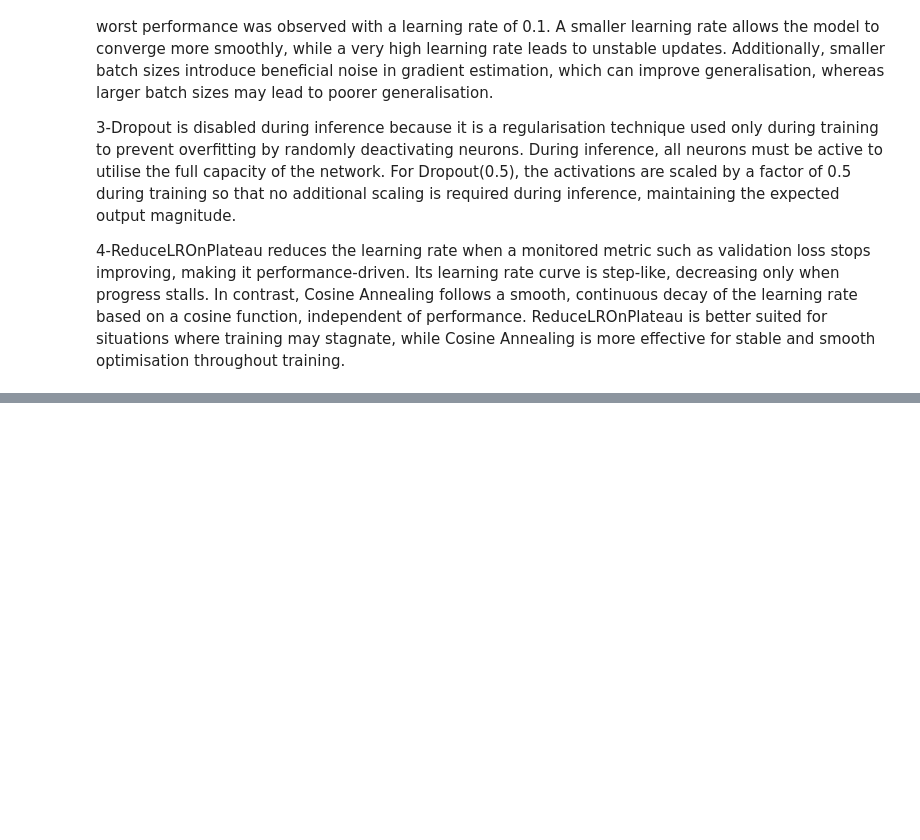
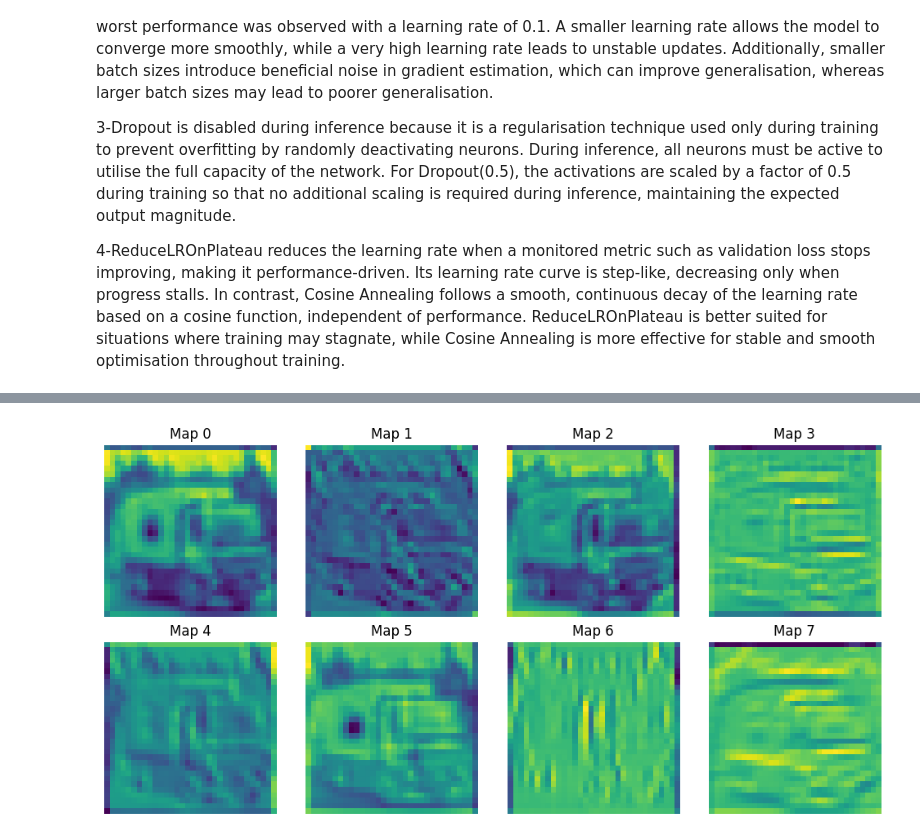
Before and after one commit to Aditya-Developer911a2/CNN-Lab-RGIPT, a Jupyter notebook: 24it3003_AdityaKumarSingh_CNN_Lab .ipynb, the cells around one changed output, grey strips where cells are left out. Saved outputs shown, nothing was run; the diff lists cells and outputs as text; code cells hidden in the pictures; blank space fills up the shorter version.

```diff
--- a/24it3003_AdityaKumarSingh_CNN_Lab .ipynb
+++ b/24it3003_AdityaKumarSingh_CNN_Lab .ipynb
@@ -821,4 +824,0 @@ Dropout + BatchNorm: Gap = 0.0312
-# %%
-#problem 5
-
-model = build_base_model(use_dropout=True, use_bn=True)
@@ -923,0 +1108,14 @@ ReduceLROnPlateau reduces the learning rate when validation loss stops improving
+# %%
+import tensorflow as tf
+
+# Get all Conv2D layers
+conv_layers = [layer for layer in model.layers if isinstance(layer, tf.keras.layers.Conv2D)]
+
+# Create outputs list
+outputs = [layer.output for layer in conv_layers]
+
+# IMPORTANT: use model.inputs (plural)
+feature_model = tf.keras.Model(inputs=model.inputs, outputs=outputs)
+
+# Get feature maps
+feature_maps = feature_model.predict(img_input)
@@ -923,0 +1124,18 @@ ReduceLROnPlateau reduces the learning rate when validation loss stops improving
+# %%
+import matplotlib.pyplot as plt
+
+fmaps_1 = feature_maps[0]
+
+plt.figure(figsize=(10,5))
+
+for i in range(8):
+    plt.subplot(2,4,i+1)
+    plt.imshow(fmaps_1[0, :, :, i], cmap='viridis')
+    plt.title(f"Map {i}")
+    plt.axis('off')
+
+plt.tight_layout()
+plt.savefig("fmaps_layer1.png")
+plt.show()
+# %% [output]
+[figure, added]
```
Also changed, not shown: parts of 59 cells of this notebook.
